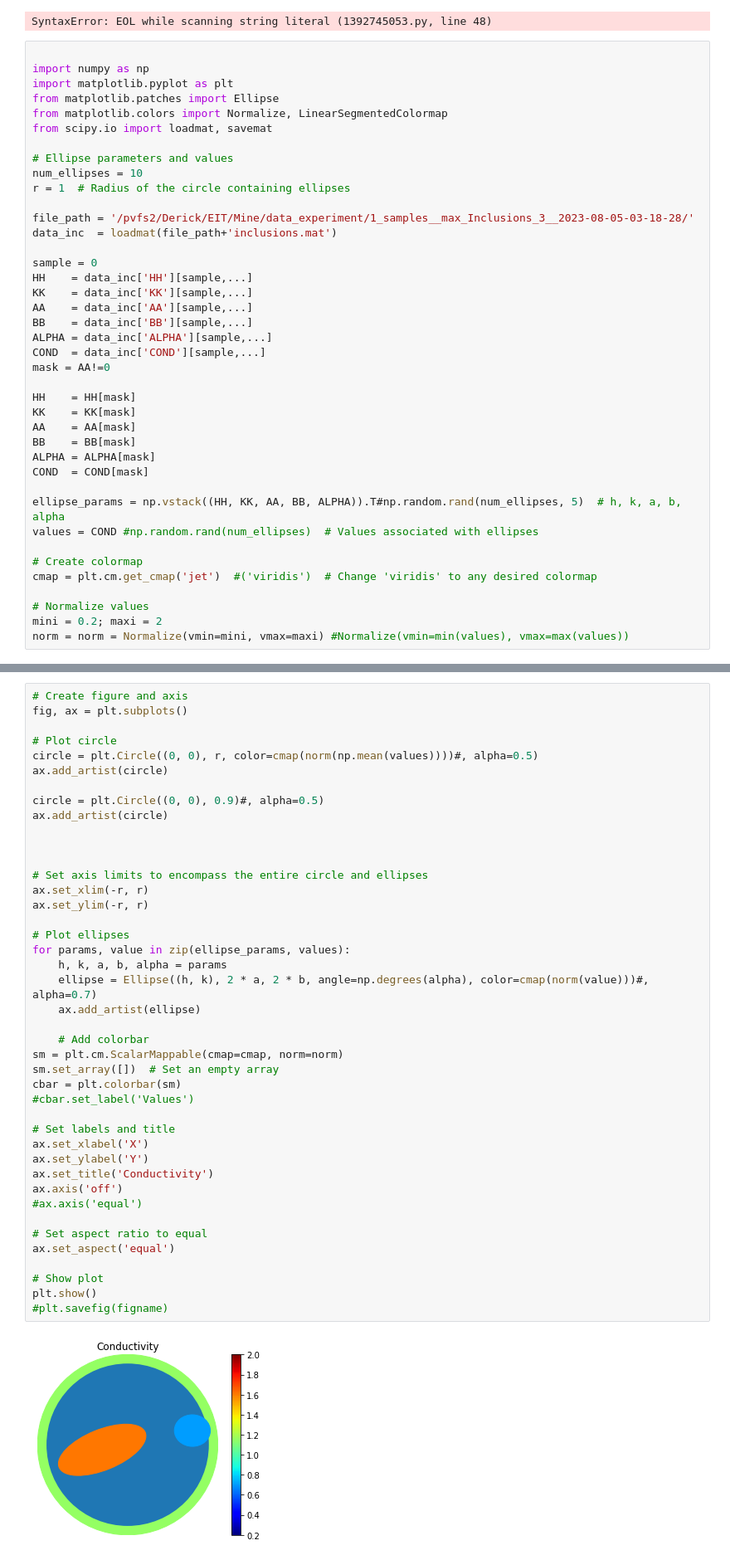
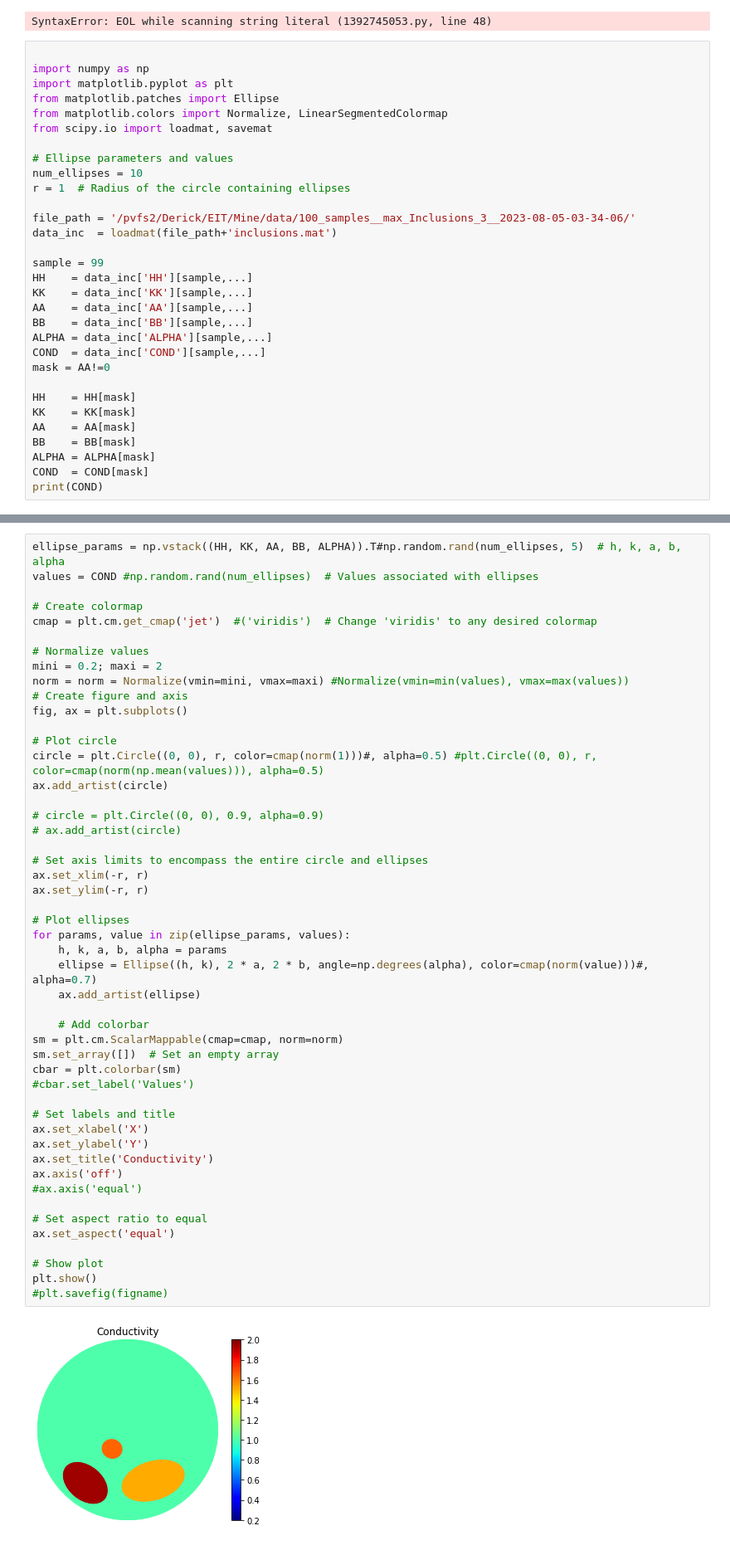
Before and after one commit to dericknganyu/EIT_dataset_generation, a Jupyter notebook: python_scripts/texture.ipynb, the cells around one changed output, grey strips where cells are left out. Shown at 83% size. Cells and saved outputs as stored; diff of their text form.

Commit message:
adjusting files save path trying plotting ellipse from saved parameters

```diff
--- a/python_scripts/texture.ipynb
+++ b/python_scripts/texture.ipynb
@@ -118,10 +118,10 @@ from scipy.io import loadmat, savemat
 num_ellipses = 10
 r = 1  # Radius of the circle containing ellipses
 
-file_path = '/pvfs2/Derick/EIT/Mine/data_experiment/1_samples__max_Inclusions_3__2023-08-05-03-18-28/'
+file_path = '/pvfs2/Derick/EIT/Mine/data/100_samples__max_Inclusions_3__2023-08-05-03-34-06/'
 data_inc  = loadmat(file_path+'inclusions.mat')
 
-sample = 0
+sample = 99
 HH    = data_inc['HH'][sample,...]
 KK    = data_inc['KK'][sample,...]
 AA    = data_inc['AA'][sample,...]
@@ -136,13 +136,4 @@ AA    = AA[mask]
 BB    = BB[mask]
 ALPHA = ALPHA[mask]
 COND  = COND[mask]
-
-ellipse_params = np.vstack((HH, KK, AA, BB, ALPHA)).T#np.random.rand(num_ellipses, 5)  # h, k, a, b, alpha
-values = COND #np.random.rand(num_ellipses)  # Values associated with ellipses
-
-# Create colormap
-cmap = plt.cm.get_cmap('jet')  #('viridis')  # Change 'viridis' to any desired colormap
-
-# Normalize values
-mini = 0.2; maxi = 2
-norm = norm = Normalize(vmin=mini, vmax=maxi) #Normalize(vmin=min(values), vmax=max(values))
+print(COND)
@@ -149,47 +142,54 @@ norm = norm = Normalize(vmin=mini, vmax=maxi) #Normalize(vmin=min(values), vmax=
 # %%
+ellipse_params = np.vstack((HH, KK, AA, BB, ALPHA)).T#np.random.rand(num_ellipses, 5)  # h, k, a, b, alpha
+values = COND #np.random.rand(num_ellipses)  # Values associated with ellipses
+
+# Create colormap
+cmap = plt.cm.get_cmap('jet')  #('viridis')  # Change 'viridis' to any desired colormap
+
+# Normalize values
+mini = 0.2; maxi = 2
+norm = norm = Normalize(vmin=mini, vmax=maxi) #Normalize(vmin=min(values), vmax=max(values))
 # Create figure and axis
 fig, ax = plt.subplots()
 
 # Plot circle
-circle = plt.Circle((0, 0), r, color=cmap(norm(np.mean(values))))#, alpha=0.5)
+circle = plt.Circle((0, 0), r, color=cmap(norm(1)))#, alpha=0.5) #plt.Circle((0, 0), r, color=cmap(norm(np.mean(values))), alpha=0.5)
 ax.add_artist(circle)
 
-circle = plt.Circle((0, 0), 0.9)#, alpha=0.5)
-ax.add_artist(circle)
-
-
+# circle = plt.Circle((0, 0), 0.9, alpha=0.9)
+# ax.add_artist(circle)
 
 # Set axis limits to encompass the entire circle and ellipses
 ax.set_xlim(-r, r)
 ax.set_ylim(-r, r)
 
 # Plot ellipses
 for params, value in zip(ellipse_params, values):
     h, k, a, b, alpha = params
     ellipse = Ellipse((h, k), 2 * a, 2 * b, angle=np.degrees(alpha), color=cmap(norm(value)))#, alpha=0.7)
     ax.add_artist(ellipse)
 
     # Add colorbar
 sm = plt.cm.ScalarMappable(cmap=cmap, norm=norm)
 sm.set_array([])  # Set an empty array
 cbar = plt.colorbar(sm)
 #cbar.set_label('Values')
 
 # Set labels and title
 ax.set_xlabel('X')
 ax.set_ylabel('Y')
 ax.set_title('Conductivity')
 ax.axis('off')
 #ax.axis('equal')
 
 # Set aspect ratio to equal
 ax.set_aspect('equal')
 
 # Show plot
 plt.show()
 #plt.savefig(figname)
 # %% [output]
-[figure, old version]
+[figure, new version]
 # %%
 data_dom = loadmat(file_path+'dataset_domain.mat')
 cond = data_dom['inputConductivity'][sample,...]
```
Also changed, not shown: parts of 5 cells of this notebook, 2 other files.
